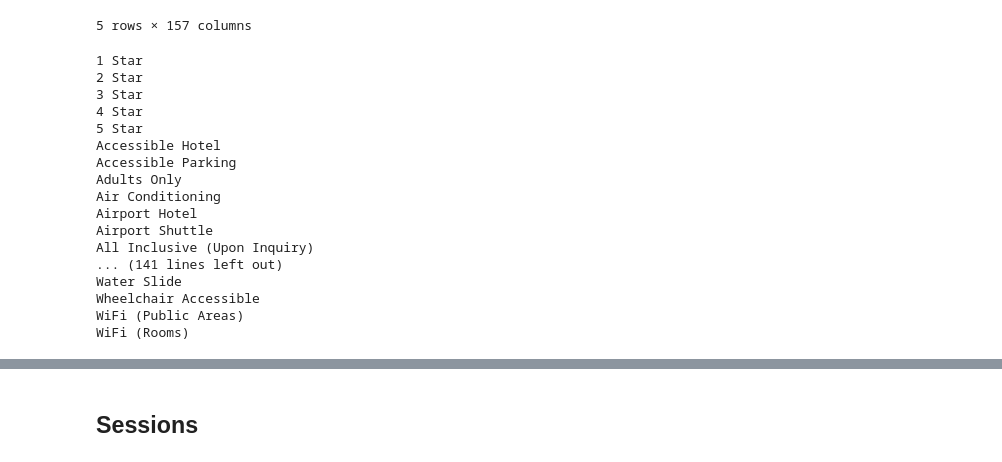
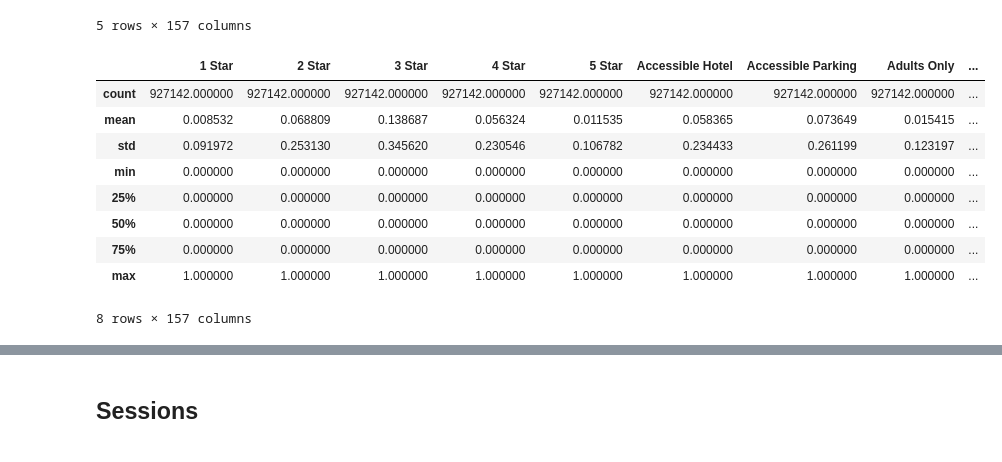
Before and after one commit to PatrickRi/Rec_Sys, a Jupyter notebook: notebooks/ExplorativeAnalysis.ipynb, the cells around one changed output, grey strips where cells are left out. Cells and saved outputs as stored; diff of their text form; code cells hidden in the pictures.

```diff
--- a/notebooks/ExplorativeAnalysis.ipynb
+++ b/notebooks/ExplorativeAnalysis.ipynb
@@ -36,24 +28,16 @@ dfm_sparse.head()
 | 5910 | 0 | 0 | 0 | 1 | 0 | 0 | 0 | 0 | ... |
 | 6066 | 0 | 0 | 0 | 1 | 0 | 1 | 1 | 0 | ... |
 5 rows × 157 columns
-# %%
-for s in dfm_sparse.columns:
-    print(s)
-# %% [output]
-1 Star
-2 Star
-3 Star
-4 Star
-5 Star
-Accessible Hotel
-Accessible Parking
-Adults Only
-Air Conditioning
-Airport Hotel
-Airport Shuttle
-All Inclusive (Upon Inquiry)
-... (141 lines left out)
-Water Slide
-Wheelchair Accessible
-WiFi (Public Areas)
-WiFi (Rooms)
+# %%
+dfm_sparse.describe()
+# %% [output]
+|  | 1 Star | 2 Star | 3 Star | 4 Star | 5 Star | Accessible Hotel | Accessible Parking | Adults Only | ... |
+| count | 927142.000000 | 927142.000000 | 927142.000000 | 927142.000000 | 927142.000000 | 927142.000000 | 927142.000000 | 927142.000000 | ... |
+| mean | 0.008532 | 0.068809 | 0.138687 | 0.056324 | 0.011535 | 0.058365 | 0.073649 | 0.015415 | ... |
+| std | 0.091972 | 0.253130 | 0.345620 | 0.230546 | 0.106782 | 0.234433 | 0.261199 | 0.123197 | ... |
+| min | 0.000000 | 0.000000 | 0.000000 | 0.000000 | 0.000000 | 0.000000 | 0.000000 | 0.000000 | ... |
+| 25% | 0.000000 | 0.000000 | 0.000000 | 0.000000 | 0.000000 | 0.000000 | 0.000000 | 0.000000 | ... |
+| 50% | 0.000000 | 0.000000 | 0.000000 | 0.000000 | 0.000000 | 0.000000 | 0.000000 | 0.000000 | ... |
+| 75% | 0.000000 | 0.000000 | 0.000000 | 0.000000 | 0.000000 | 0.000000 | 0.000000 | 0.000000 | ... |
+| max | 1.000000 | 1.000000 | 1.000000 | 1.000000 | 1.000000 | 1.000000 | 1.000000 | 1.000000 | ... |
+8 rows × 157 columns
```
Also changed, not shown: parts of 10 cells of this notebook.
